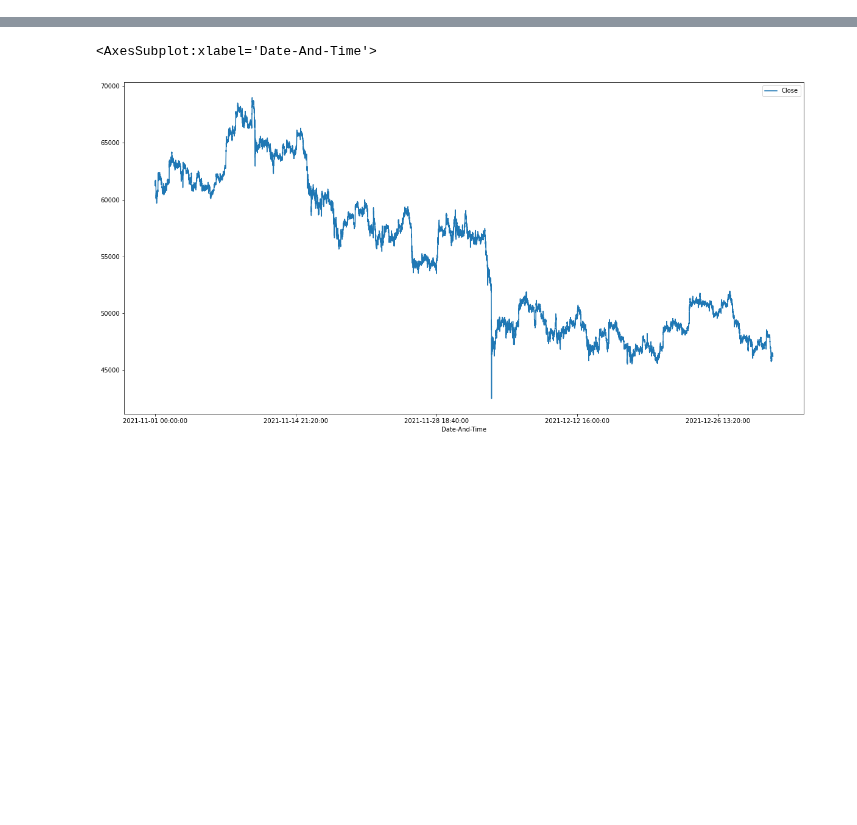
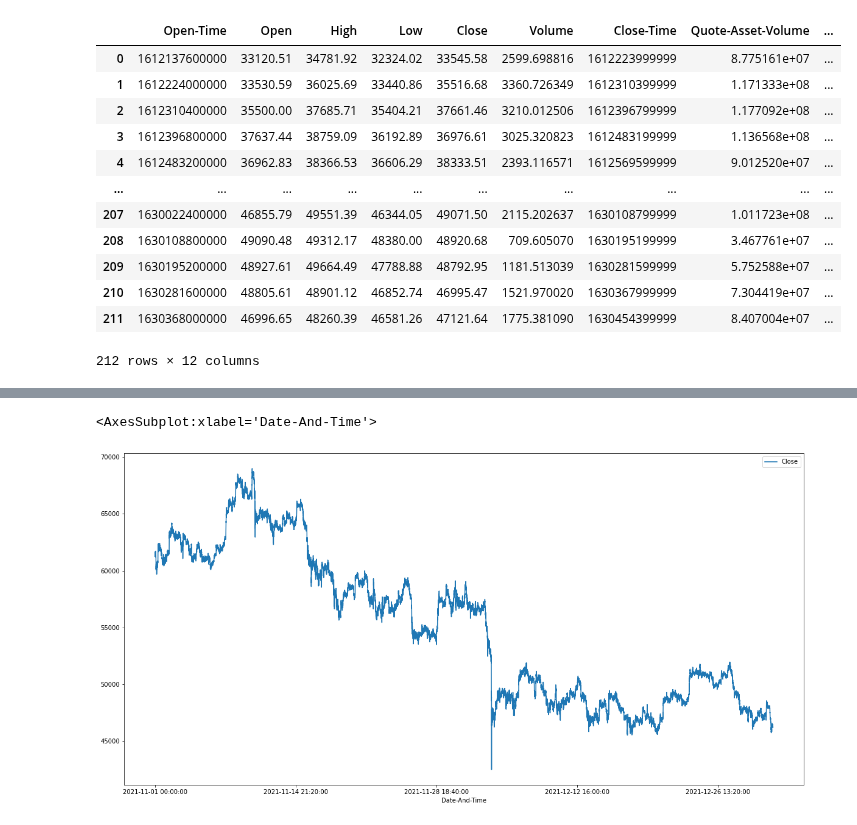
Before and after one commit to PhilipCappello/FineTuningBert, a Jupyter notebook: GettingHistoricalData.ipynb, the cells around one changed output, grey strips where cells are left out. Drawn from its saved outputs; the diff is of its cells as text; code cells hidden in the pictures; blank space fills up the shorter version.

```diff
--- a/GettingHistoricalData.ipynb
+++ b/GettingHistoricalData.ipynb
@@ -39,15 +55,40 @@ df_btc = df_btc.drop({'user_location','user_description','user_created','user_fr
 cols = ["Open-Time", "Open", "High", "Low", "Close", "Volume", "Close-Time", "Quote-Asset-Volume",
         "Number-Of-Trades", "Taker-Buy-Base-Asset-Volume", "Taker-Buy-Quote-Asset-Volume", "Ignore"]
 
-df_btcusd_bull = pd.read_csv('CSVFiles/BTCUSDT-1m-2021-10.csv', names=cols)
-df_btcusd_bear1 = pd.read_csv('CSVFiles/BTCUSDT-1m-2021-11.csv', names=cols)
-df_btcusd_bear2 = pd.read_csv('CSVFiles/BTCUSDT-1m-2021-12.csv', names=cols)
-df_btcusd_bear = pd.concat([df_btcusd_bear1, df_btcusd_bear2], ignore_index=True)
+df_btcusd_2021_02 = pd.read_csv('CSVFiles/BTCUSDC-1d-2021-02.csv', names=cols)
+df_btcusd_2021_03 = pd.read_csv('CSVFiles/BTCUSDC-1d-2021-03.csv', names=cols)
+df_btcusd_2021_04 = pd.read_csv('CSVFiles/BTCUSDC-1d-2021-04.csv', names=cols)
+df_btcusd_2021_05 = pd.read_csv('CSVFiles/BTCUSDC-1d-2021-05.csv', names=cols)
+df_btcusd_2021_06 = pd.read_csv('CSVFiles/BTCUSDC-1d-2021-06.csv', names=cols)
+df_btcusd_2021_07 = pd.read_csv('CSVFiles/BTCUSDC-1d-2021-07.csv', names=cols)
+df_btcusd_2021_08 = pd.read_csv('CSVFiles/BTCUSDC-1d-2021-08.csv', names=cols)
 
-df_btcusd_bull = df_btcusd_bull.drop({"Open", "High", "Low", "Volume", "Close-Time", "Quote-Asset-Volume",
-        "Number-Of-Trades", "Taker-Buy-Base-Asset-Volume", "Taker-Buy-Quote-Asset-Volume", "Ignore"},axis=1)
-df_btcusd_bear = df_btcusd_bear.drop({"Open", "High", "Low", "Volume", "Close-Time", "Quote-Asset-Volume",
-        "Number-Of-Trades", "Taker-Buy-Base-Asset-Volume", "Taker-Buy-Quote-Asset-Volume", "Ignore"},axis=1)
+df_btcusd_2021_02_to_08 = pd.concat([df_btcusd_2021_02,df_btcusd_2021_03,df_btcusd_2021_04,df_btcusd_2021_05,
+                                      df_btcusd_2021_06,df_btcusd_2021_07,df_btcusd_2021_08], ignore_index=True)
+# df_btcusd_bear1 = pd.read_csv('CSVFiles/BTCUSDT-1m-2021-11.csv', names=cols)
+# df_btcusd_bear2 = pd.read_csv('CSVFiles/BTCUSDT-1m-2021-12.csv', names=cols)
+# df_btcusd_bear = pd.concat([df_btcusd_bear1, df_btcusd_bear2], ignore_index=True)
+
+# df_btcusd_bull = df_btcusd_bull.drop({"Open", "High", "Low", "Volume", "Close-Time", "Quote-Asset-Volume",
+#         "Number-Of-Trades", "Taker-Buy-Base-Asset-Volume", "Taker-Buy-Quote-Asset-Volume", "Ignore"},axis=1)
+# df_btcusd_bear = df_btcusd_bear.drop({"Open", "High", "Low", "Volume", "Close-Time", "Quote-Asset-Volume",
+#         "Number-Of-Trades", "Taker-Buy-Base-Asset-Volume", "Taker-Buy-Quote-Asset-Volume", "Ignore"},axis=1)
+# %%
+df_btcusd_2021_02_to_08
+# %% [output]
+|  | Open-Time | Open | High | Low | Close | Volume | Close-Time | Quote-Asset-Volume | ... |
+| 0 | 1612137600000 | 33120.51 | 34781.92 | 32324.02 | 33545.58 | 2599.698816 | 1612223999999 | 8.775161e+07 | ... |
+| 1 | 1612224000000 | 33530.59 | 36025.69 | 33440.86 | 35516.68 | 3360.726349 | 1612310399999 | 1.171333e+08 | ... |
+| 2 | 1612310400000 | 35500.00 | 37685.71 | 35404.21 | 37661.46 | 3210.012506 | 1612396799999 | 1.177092e+08 | ... |
+| 3 | 1612396800000 | 37637.44 | 38759.09 | 36192.89 | 36976.61 | 3025.320823 | 1612483199999 | 1.136568e+08 | ... |
+| 4 | 1612483200000 | 36962.83 | 38366.53 | 36606.29 | 38333.51 | 2393.116571 | 1612569599999 | 9.012520e+07 | ... |
+| ... | ... | ... | ... | ... | ... | ... | ... | ... | ... |
+| 207 | 1630022400000 | 46855.79 | 49551.39 | 46344.05 | 49071.50 | 2115.202637 | 1630108799999 | 1.011723e+08 | ... |
+| 208 | 1630108800000 | 49090.48 | 49312.17 | 48380.00 | 48920.68 | 709.605070 | 1630195199999 | 3.467761e+07 | ... |
+| 209 | 1630195200000 | 48927.61 | 49664.49 | 47788.88 | 48792.95 | 1181.513039 | 1630281599999 | 5.752588e+07 | ... |
+| 210 | 1630281600000 | 48805.61 | 48901.12 | 46852.74 | 46995.47 | 1521.970020 | 1630367999999 | 7.304419e+07 | ... |
+| 211 | 1630368000000 | 46996.65 | 48260.39 | 46581.26 | 47121.64 | 1775.381090 | 1630454399999 | 8.407004e+07 | ... |
+212 rows × 12 columns
 # %%
 from datetime import datetime
 
```
Also changed, not shown: parts of 9 cells of this notebook, 13 other files.
